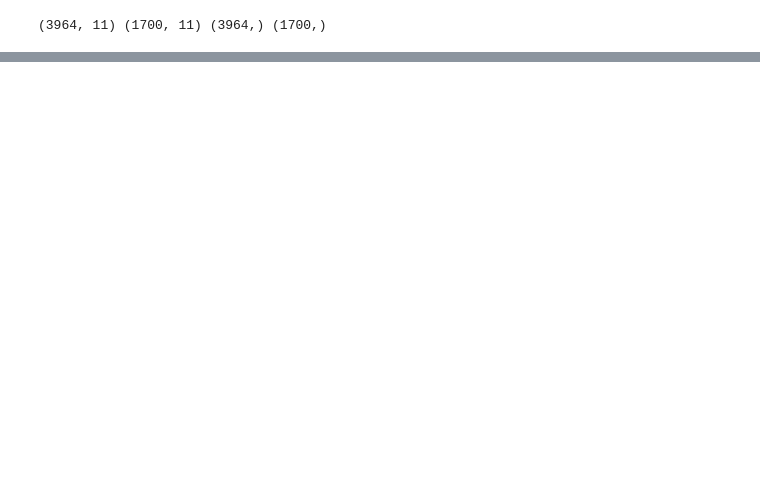
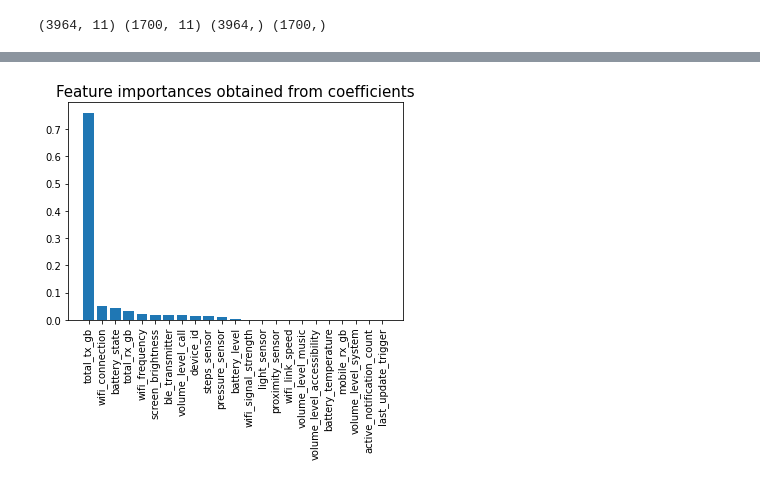
Before and after one commit to nunof98/data-fusion, a Jupyter notebook: app_classification.ipynb, the cells around one changed output, grey strips where cells are left out. Cells and saved outputs as stored; diff of their text form; code cells hidden in the pictures; blank space fills up the shorter version.

```diff
--- a/app_classification.ipynb
+++ b/app_classification.ipynb
@@ -1537,0 +2421,7 @@ IndexError: index 45 is out of bounds for axis 0 with size 24
+# %%
+plt.bar(x=importances['Attribute'], height=importances['Importance'])
+plt.title('Feature importances obtained from coefficients', size=15)
+plt.xticks(rotation='vertical')
+plt.show()
+# %% [output]
+[figure, added]
```
Also changed, not shown: parts of 231 cells of this notebook, 1 other file.
